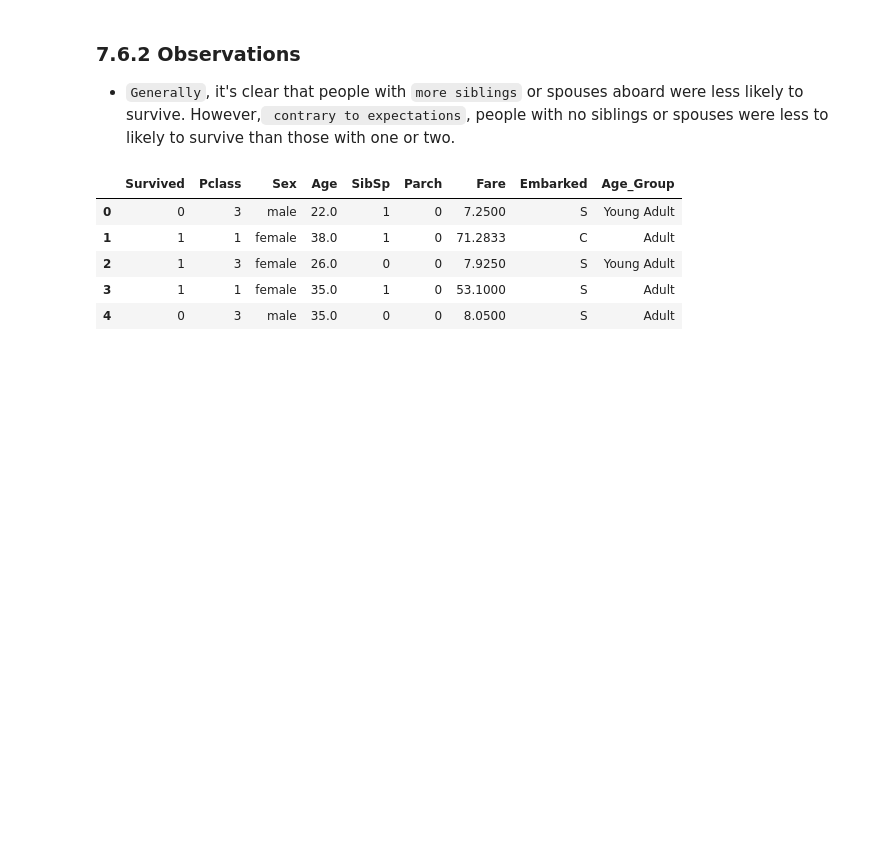
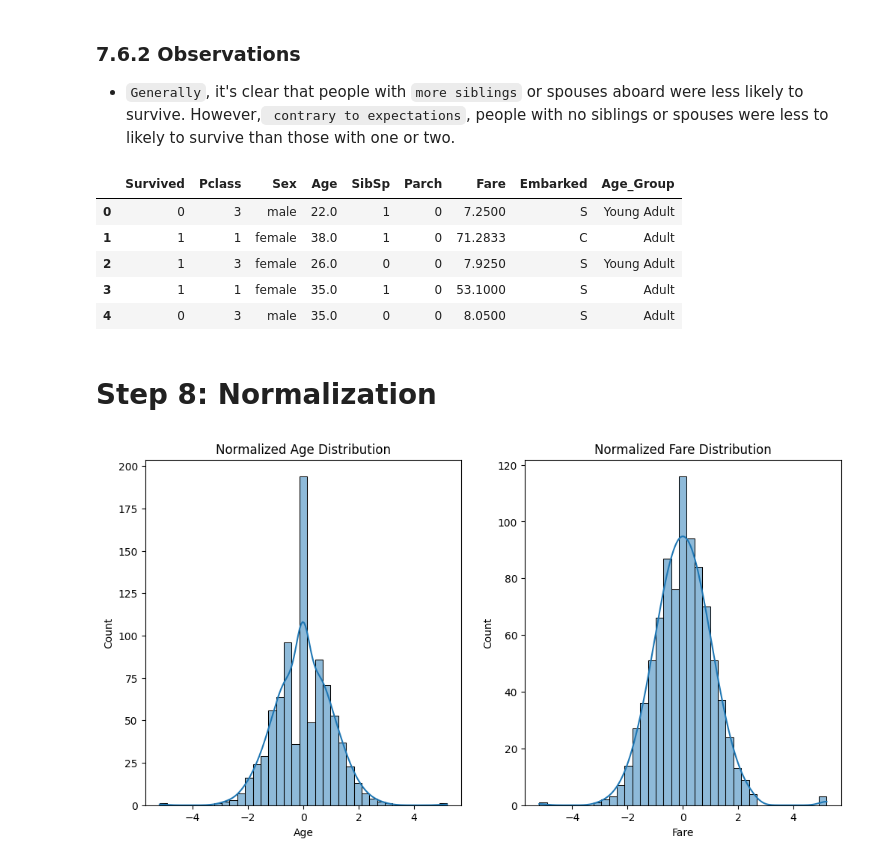
Before and after one commit to HaiderQadri/PYTHON-For-Data-Science_and_AI, a Jupyter notebook: 00_projects/04_titanic_eda_and_model_for_prediction/titanic_eda_and_model.ipynb, the cells around one changed output. Drawn from its saved outputs; the diff is of its cells as text; code cells hidden in the pictures; blank space fills up the shorter version.

```diff
--- a/00_projects/04_titanic_eda_and_model_for_prediction/titanic_eda_and_model.ipynb
+++ b/00_projects/04_titanic_eda_and_model_for_prediction/titanic_eda_and_model.ipynb
@@ -825,3 +828,34 @@ df_train.head()
 | 2 | 1 | 3 | female | 26.0 | 0 | 0 | 7.9250 | S | Young Adult |
 | 3 | 1 | 1 | female | 35.0 | 1 | 0 | 53.1000 | S | Adult |
 | 4 | 0 | 3 | male | 35.0 | 0 | 0 | 8.0500 | S | Adult |
+# %% [markdown]
+# Step 8: Normalization
+# %%
+# We have seen above that our Age Column is not completely normaly distrubuted and Fare Column is right skewwed so now we are going to normalize these two features
+
+# Call the Quntile Transformer
+qun_tra = QuantileTransformer(output_distribution = 'normal')
+
+for col in df_train.columns:
+    if df_train[col].dtype == 'float64':
+        df_train[col] = qun_tra.fit_transform(df_train[[col]])
+
+for col in df_test.columns:
+    if df_test[col].dtype == 'float64':
+        df_test[col] = qun_tra.fit_transform(df_test[[col]])
+# %%
+# Now let's plot Age and Fare distribution
+
+plt.figure(figsize = (12, 6))
+
+plt.subplot(1, 2, 1)
+sns.histplot(df_train['Age'], kde = True)
+plt.title('Normalized Age Distribution')
+
+plt.subplot(1, 2, 2)
+sns.histplot(df_train['Fare'], kde = True)
+plt.title('Normalized Fare Distribution')
+
+plt.show()
+# %% [output]
+[figure, added]
```
Also changed, not shown: parts of 12 cells of this notebook.
